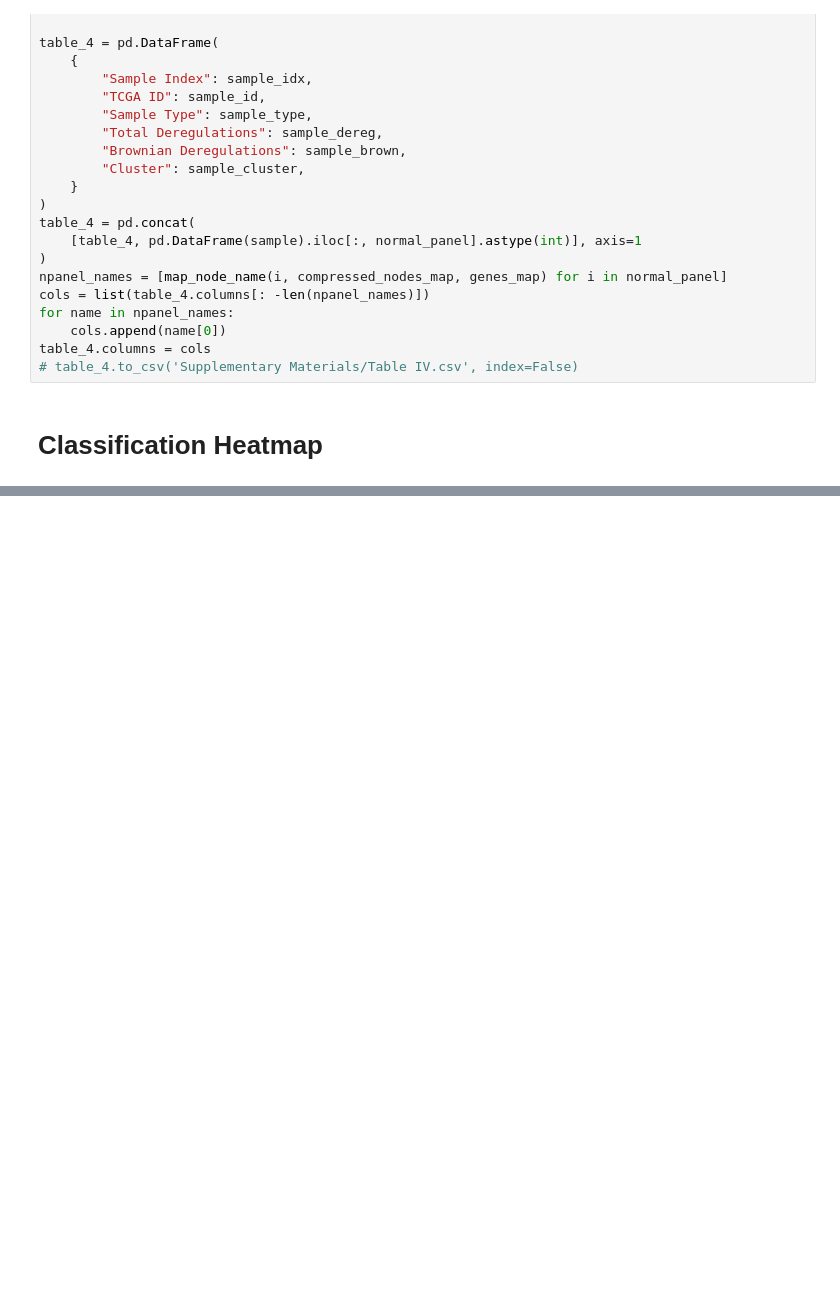
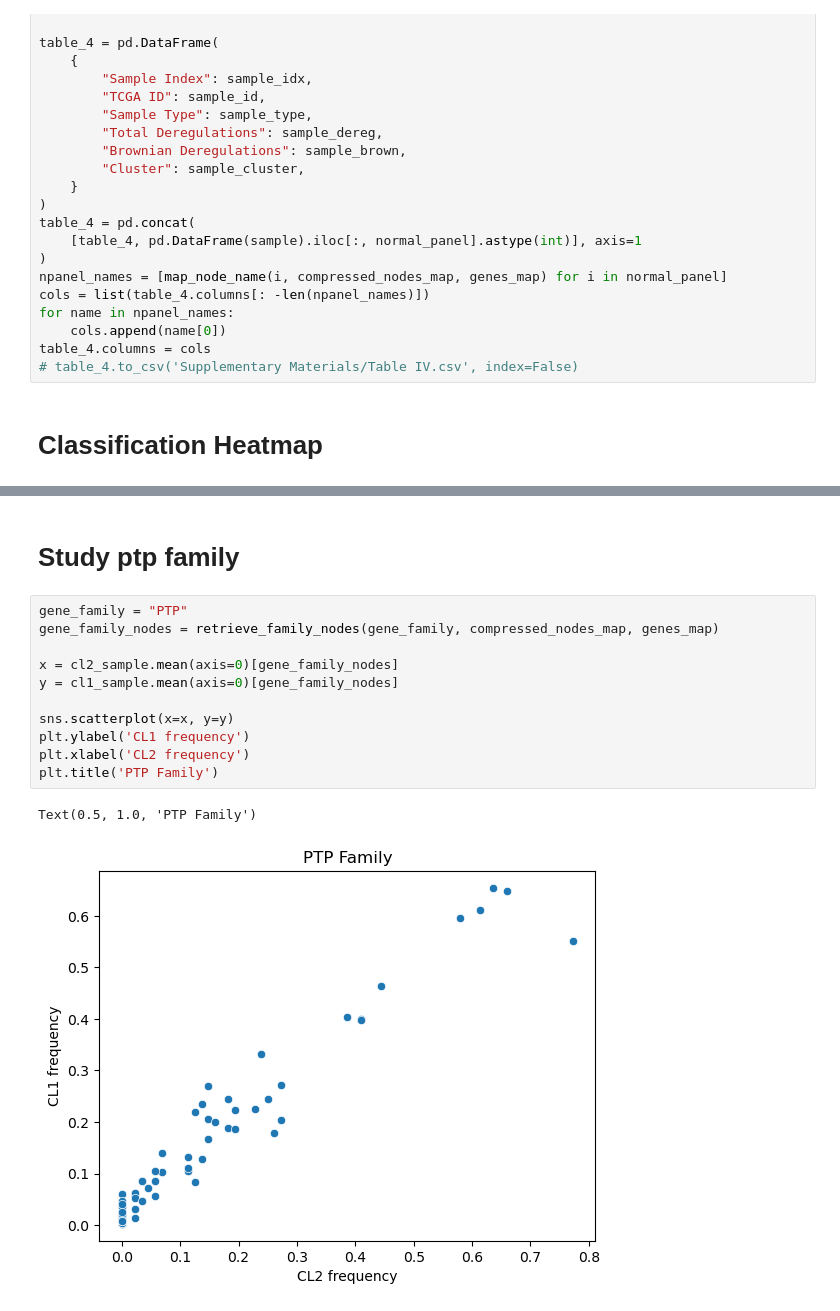
Before and after one commit to RobertoHePe/Causal_GE, a Jupyter notebook: Causal_GE_interpretation.ipynb, the cells around one changed output, grey strips where cells are left out. Drawn from its saved outputs; the diff is of its cells as text; blank space fills up the shorter version.

Commit message:
Explore ptp family

```diff
--- a/Causal_GE_interpretation.ipynb
+++ b/Causal_GE_interpretation.ipynb
@@ -765,0 +766,16 @@ plt.show()
+# %% [markdown]
+# Study ptp family
+# %%
+gene_family = "PTP"
+gene_family_nodes = retrieve_family_nodes(gene_family, compressed_nodes_map, genes_map)
+
+x = cl2_sample.mean(axis=0)[gene_family_nodes]
+y = cl1_sample.mean(axis=0)[gene_family_nodes]
+
+sns.scatterplot(x=x, y=y)
+plt.ylabel('CL1 frequency')
+plt.xlabel('CL2 frequency')
+plt.title('PTP Family')
+# %% [output]
+Text(0.5, 1.0, 'PTP Family')
+[figure, added]
```
Also changed, not shown: parts of 2 cells of this notebook.
